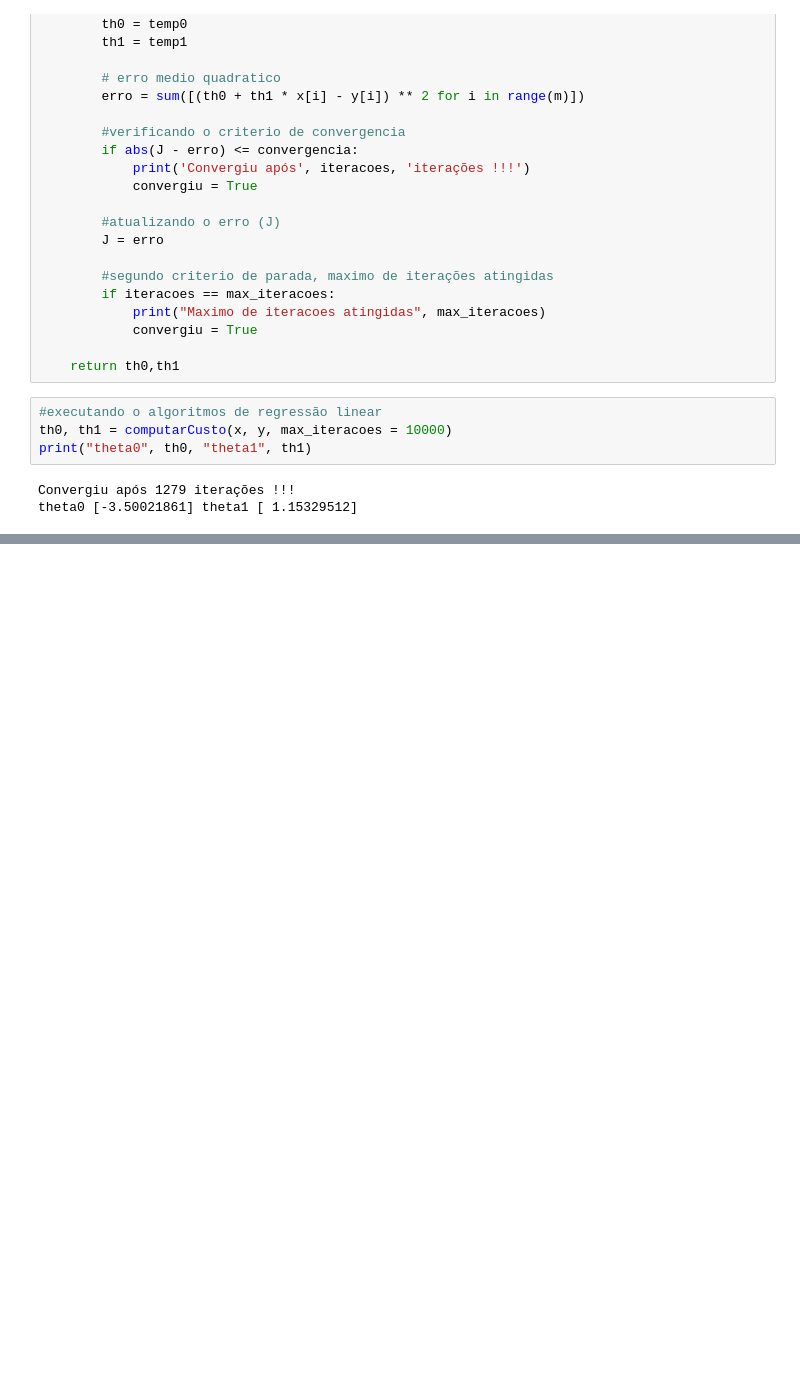
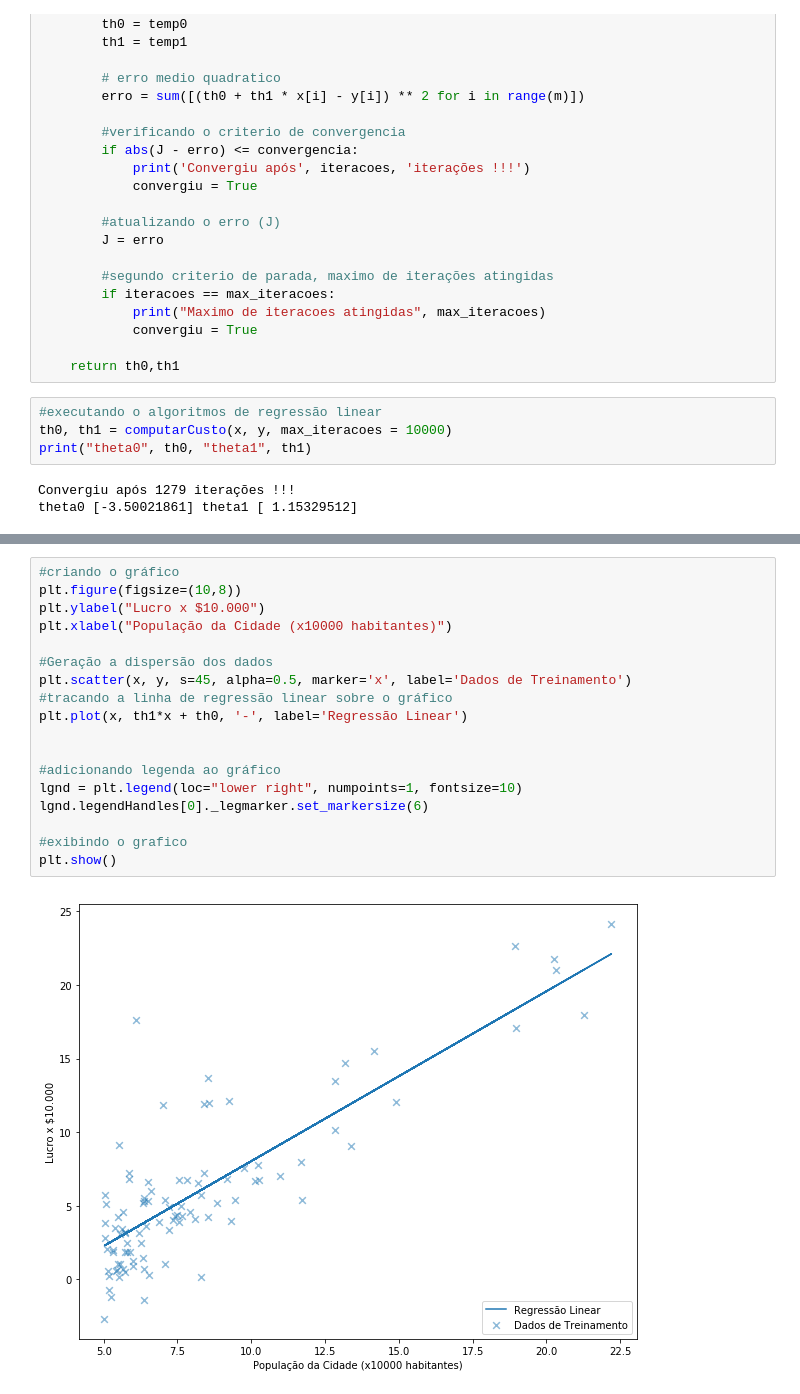
Before and after one commit to ramonsilvanet/AM_Trabalho1, a Jupyter notebook: scatter_plot_ex1.ipynb, the cells around one changed output, grey strips where cells are left out. Cells and saved outputs as stored; diff of their text form; blank space fills up the shorter version.

```diff
--- a/scatter_plot_ex1.ipynb
+++ b/scatter_plot_ex1.ipynb
@@ -83,0 +81,20 @@ plt.show()
+# %%
+#criando o gráfico
+plt.figure(figsize=(10,8))
+plt.ylabel("Lucro x $10.000")
+plt.xlabel("População da Cidade (x10000 habitantes)")
+
+#Geração a dispersão dos dados
+plt.scatter(x, y, s=45, alpha=0.5, marker='x', label='Dados de Treinamento')
+#tracando a linha de regressão linear sobre o gráfico
+plt.plot(x, th1*x + th0, '-', label='Regressão Linear')
+
+
+#adicionando legenda ao gráfico
+lgnd = plt.legend(loc="lower right", numpoints=1, fontsize=10)
+lgnd.legendHandles[0]._legmarker.set_markersize(6)
+
+#exibindo o grafico
+plt.show()
+# %% [output]
+[figure, added]
```
Also changed, not shown: parts of 4 cells of this notebook.
